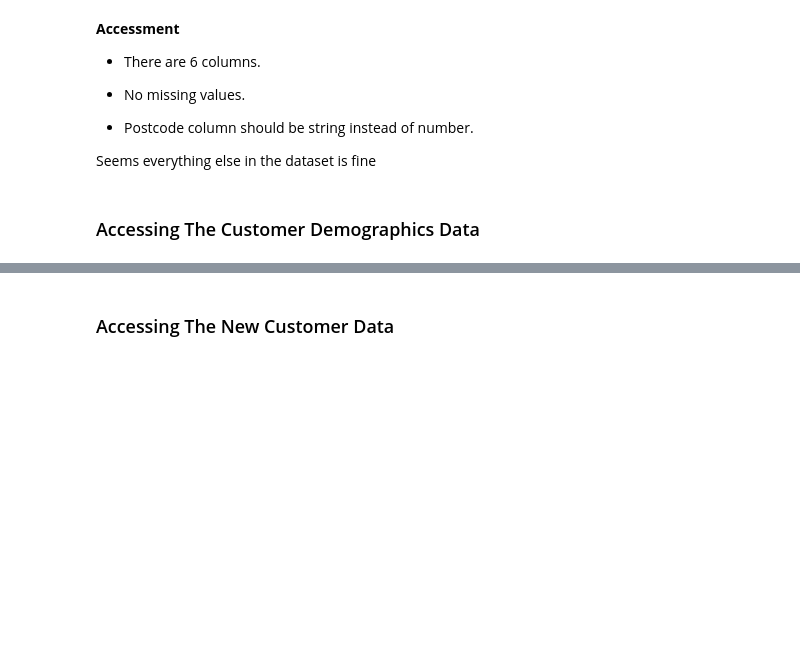
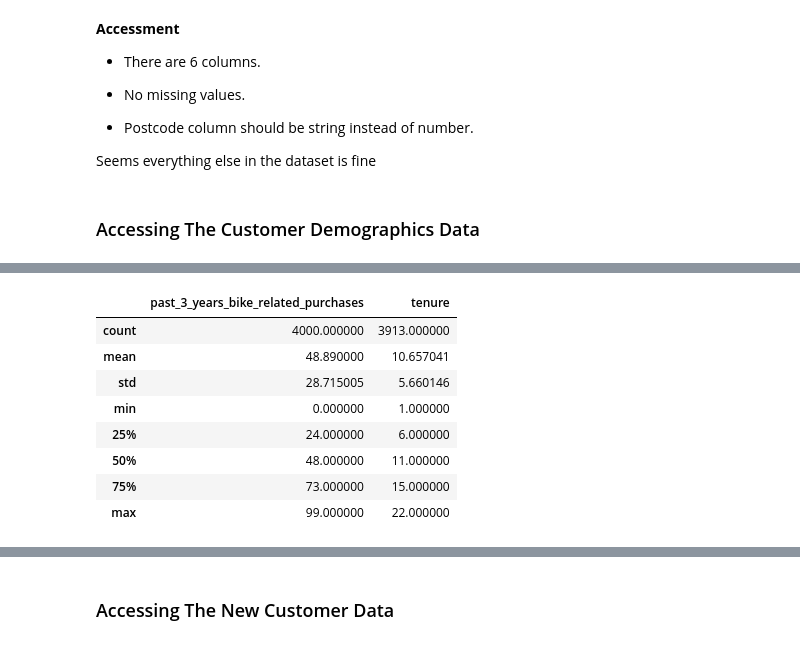
Before and after one commit to idowujames/KPMG-Virtual-Data-Analytics-Internship, a Jupyter notebook: KPMG_Virtual_Data_Analytics_Internship.ipynb, the cells around one changed output, grey strips where cells are left out. Cells and saved outputs as stored; diff of their text form; code cells hidden in the pictures; blank space fills up the shorter version.

```diff
--- a/KPMG_Virtual_Data_Analytics_Internship.ipynb
+++ b/KPMG_Virtual_Data_Analytics_Internship.ipynb
@@ -170,0 +243,13 @@ Seems everything else in the dataset is fine
+# %%
+# Checking the number columns to make sure the values in it are within expected range
+cust_demographic[['past_3_years_bike_related_purchases','tenure']].describe()
+# %% [output]
+|  | past_3_years_bike_related_purchases | tenure |
+| count | 4000.000000 | 3913.000000 |
+| mean | 48.890000 | 10.657041 |
+| std | 28.715005 | 5.660146 |
+| min | 0.000000 | 1.000000 |
+| 25% | 24.000000 | 6.000000 |
+| 50% | 48.000000 | 11.000000 |
+| 75% | 73.000000 | 15.000000 |
+| max | 99.000000 | 22.000000 |
```
Also changed, not shown: parts of 7 cells of this notebook.
